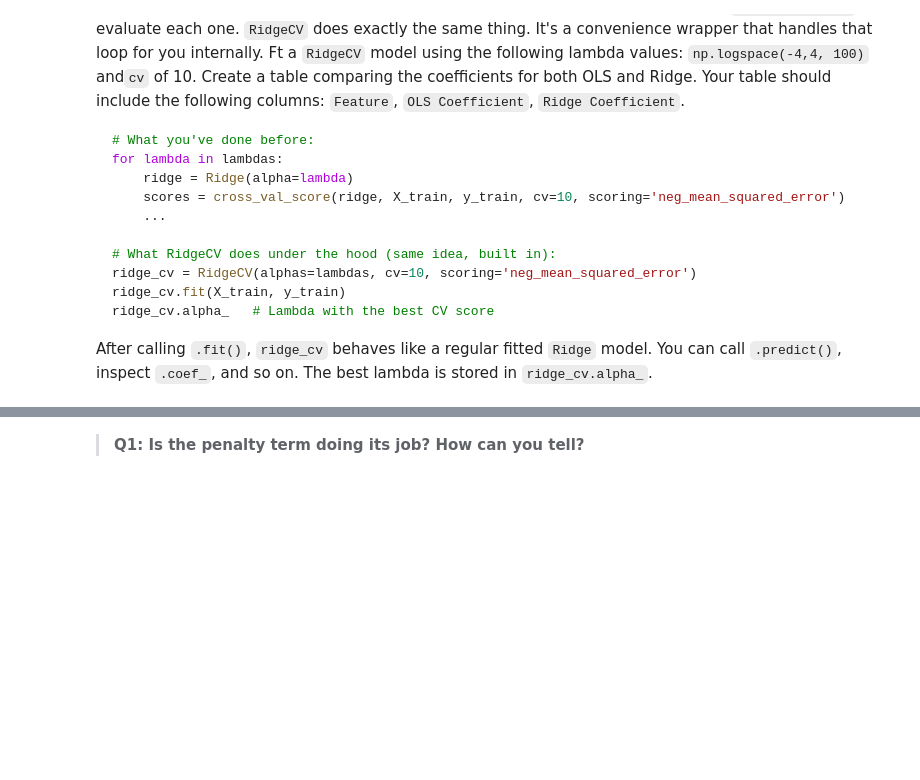
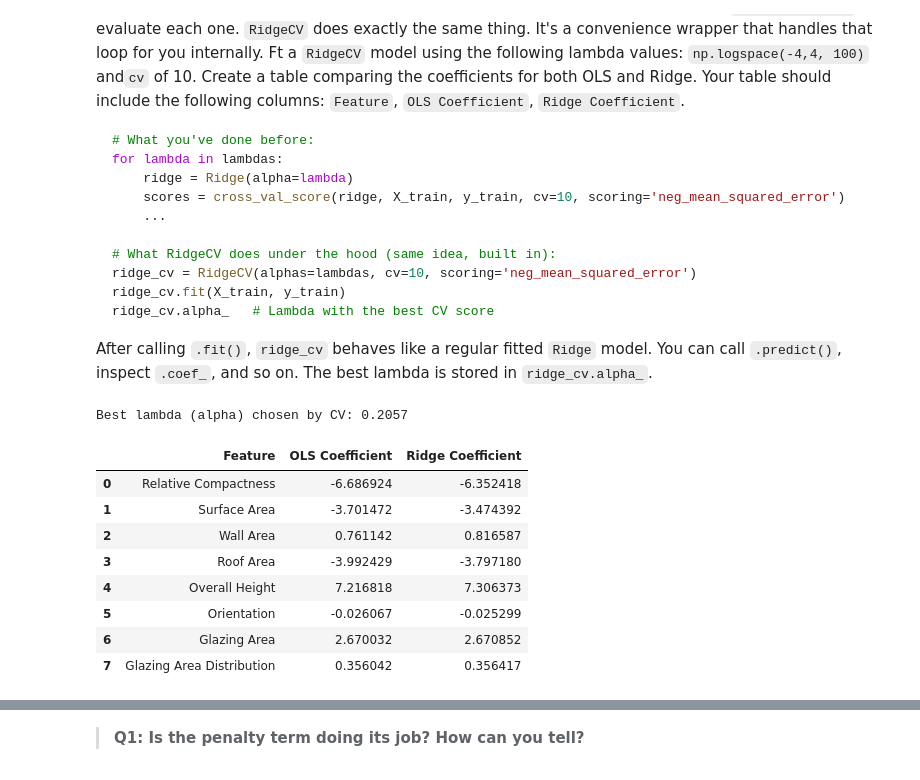
Before and after one commit to aakriti-poudel-chhetri/assignment-3, a Jupyter notebook: task1/hw3-task1.ipynb, the cells around one changed output, grey strips where cells are left out. Drawn from its saved outputs; the diff is of its cells as text; code cells hidden in the pictures; blank space fills up the shorter version.

```diff
--- a/task1/hw3-task1.ipynb
+++ b/task1/hw3-task1.ipynb
@@ -118,5 +120,24 @@ grader.check("q1")
 
 Start with a plain OLS model as a baseline. Fit it on the training data. Calculate the MSE in a variable called `mse_ols` and inspect the coefficients.
 # %%
+from scipy.linalg import lstsq
 
-mse_ols = ...
+# Fit OLS model as a no-regularisation baseline
+ols = LinearRegression()
+ols.fit(X_train_scaled, y_train)
+
+# Workaround for an Apple Silicon BLAS issue that gives unstable OLS coefficients.
+# Refit using scipy's gelsd driver to match the workbench result.
+X_aug = np.column_stack([np.ones(len(X_train_scaled)), X_train_scaled])
+coef_full, *_ = lstsq(X_aug, y_train, lapack_driver='gelsd') # Specify working driver
+ols.intercept_ = coef_full[0]
+ols.coef_ = coef_full[1:]
+
+# Predict on the held-out test set and compute MSE
+mse_ols = mean_squared_error(y_test, ols.predict(X_test_scaled))
+print(f'OLS Test MSE: {mse_ols:.3f}')
+
+# Display coefficients for each predictor
+ols_coef = pd.Series(ols.coef_, index=feature_names)
+print('\nOLS Coefficients:')
+print(ols_coef.to_string())
@@ -142,8 +177,32 @@ ridge_cv.alpha_   # Lambda with the best CV score
 
 After calling `.fit()`, `ridge_cv` behaves like a regular fitted `Ridge` model. You can call `.predict()`, inspect `.coef_`, and so on. The best lambda is stored in `ridge_cv.alpha_`.
 # %%
-lambdas = ...
+# Define the grid of regularisation strengths
+lambdas = np.logspace(-4, 4, 100) # logspace(-4, 4) gives 100 values evenly spaced on a log scale from 0.0001 to 10000
 
-ridge_cv = ...
+# Perform 10 fold cross-validation for each lambda and retain the model with the best (lowest) CV MSE
+ridge_cv = RidgeCV(alphas=lambdas, cv=10, scoring='neg_mean_squared_error')
+ridge_cv.fit(X_train_scaled, y_train)
+
+print(f'Best lambda (alpha) chosen by CV: {ridge_cv.alpha_:.4f}')
+
+# Build a side-by-side coefficient comparison table: OLS vs Ridge
+coef_table = pd.DataFrame({
+    'Feature'         : feature_names,
+    'OLS Coefficient' : ols.coef_,
+    'Ridge Coefficient': ridge_cv.coef_
+})
+coef_table
+# %% [output]
+Best lambda (alpha) chosen by CV: 0.2057
+|  | Feature | OLS Coefficient | Ridge Coefficient |
+| 0 | Relative Compactness | -6.686924 | -6.352418 |
+| 1 | Surface Area | -3.701472 | -3.474392 |
+| 2 | Wall Area | 0.761142 | 0.816587 |
+| 3 | Roof Area | -3.992429 | -3.797180 |
+| 4 | Overall Height | 7.216818 | 7.306373 |
+| 5 | Orientation | -0.026067 | -0.025299 |
+| 6 | Glazing Area | 2.670032 | 2.670852 |
+| 7 | Glazing Area Distribution | 0.356042 | 0.356417 |
 # %%
 grader.check("q3")
```
Also changed, not shown: parts of 19 cells of this notebook.
